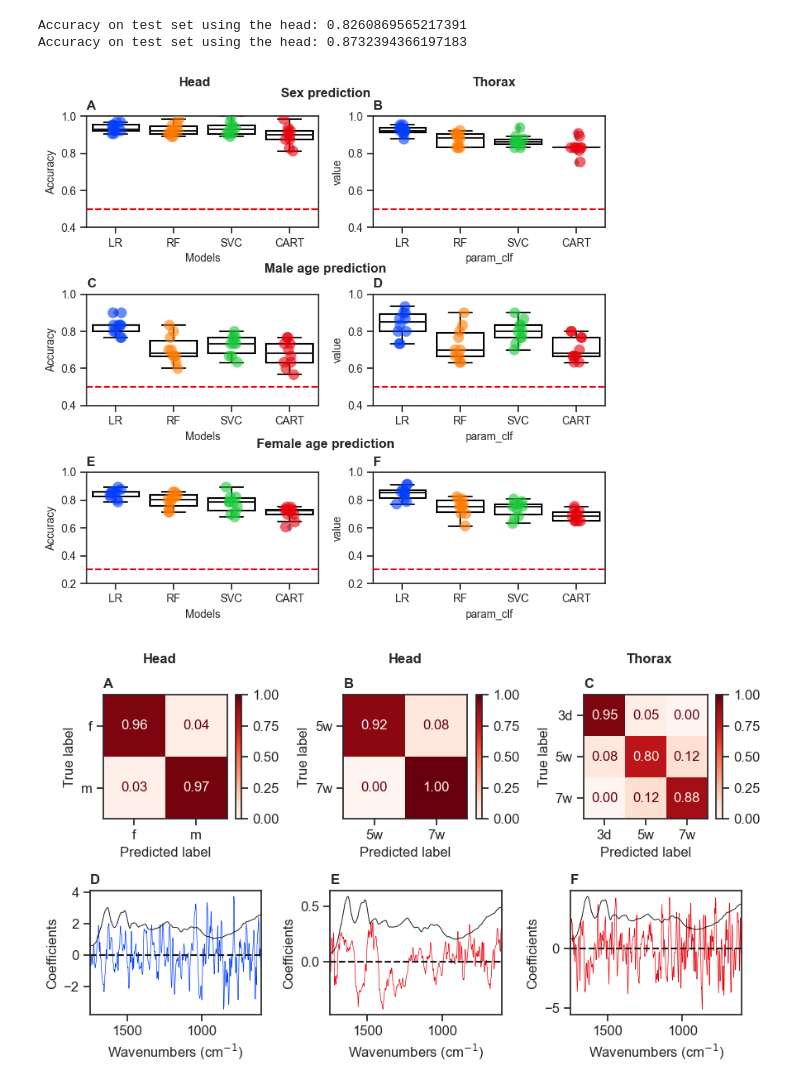
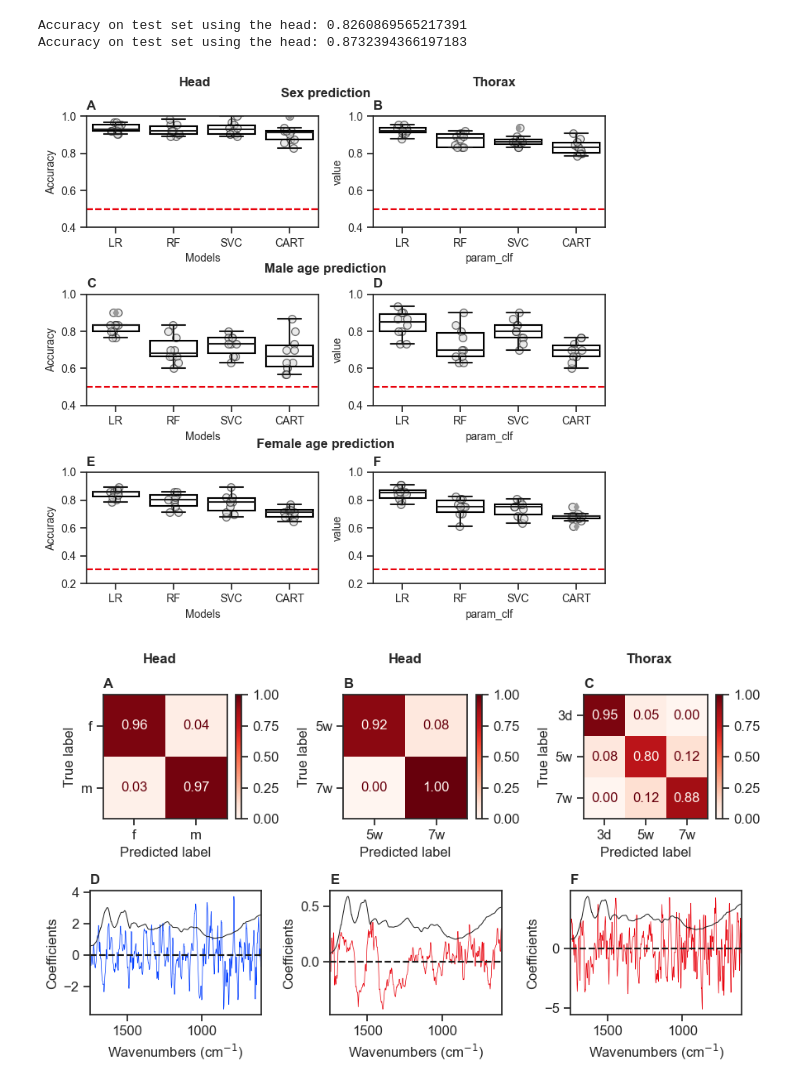
Before and after one commit to maurocolapso/Pazmino_TsetseMIRS_2023, a Jupyter notebook: notebooks/7_Prediction_restricted.ipynb, the cells around one changed output. Saved outputs shown, nothing was run; the diff lists cells and outputs as text; code cells hidden in the pictures.

```diff
--- a/notebooks/7_Prediction_restricted.ipynb
+++ b/notebooks/7_Prediction_restricted.ipynb
@@ -226,8 +230,8 @@ plt.subplots_adjust(hspace=0)
 
 
 # Sex prediction
-sn.boxplot(data=sex_data_plot_head, x='param_clf',y='value',ax=ax, color='white')
-sn.stripplot(data=sex_data_plot_head, x='param_clf',y='value',ax=ax,size=10, hue='param_clf', alpha=0.6, legend=False)
+sn.boxplot(data=sex_data_plot_head, x='param_clf',y='value',ax=ax, color='white',boxprops={'fill': None})
+sn.stripplot(data=sex_data_plot_head, x='param_clf',y='value',ax=ax,size=7, alpha=0.6, legend=False,linewidth=1,edgecolor='k',color='gainsboro',zorder=0)
 plt.setp(ax.lines, color='k')
 
 for l, box in enumerate(ax.patches):
@@ -237,8 +241,8 @@ ax.axhline(0.5, color='r', ls='--')
 ax.set_ylim(0.4,1)
 
 
-sn.boxplot(data=sex_data_plot_thorax, x='param_clf',y='value',ax=ax2, color='white')
-sn.stripplot(data=sex_data_plot_thorax, x='param_clf',y='value',ax=ax2,size=10, hue='param_clf', alpha=0.6, legend=False)
+sn.boxplot(data=sex_data_plot_thorax, x='param_clf',y='value',ax=ax2, color='white',boxprops={'fill': None})
+sn.stripplot(data=sex_data_plot_thorax, x='param_clf',y='value',ax=ax2,size=7, alpha=0.6, legend=False,linewidth=1,edgecolor='k',color='gainsboro',zorder=0)
 plt.setp(ax2.lines, color='k')
 
 for l, box in enumerate(ax2.patches):
@@ -252,8 +256,8 @@ ax2.set_ylim(0.4,1)
 
 
 # Male age prediction
-sn.boxplot(data=males_data_plot_thorax, x='param_clf',y='value',ax=ax4, color='white')
-sn.stripplot(data=males_data_plot_thorax, x='param_clf',y='value',ax=ax4,size=10, hue='param_clf', alpha=0.6, legend=False)
+sn.boxplot(data=males_data_plot_thorax, x='param_clf',y='value',ax=ax4, color='white',boxprops={'fill': None})
+sn.stripplot(data=males_data_plot_thorax, x='param_clf',y='value',ax=ax4,size=7, alpha=0.6, legend=False,linewidth=1,edgecolor='k',color='gainsboro',zorder=0)
 plt.setp(ax4.lines, color='k')
 for l, box in enumerate(ax4.patches):
     box.set_edgecolor('black')
@@ -262,8 +266,8 @@ ax4.axhline(0.5, color='r', ls='--')
 ax4.set_ylim(0.4,1)
 
 
-sn.boxplot(data=males_data_plot_head, x='param_clf',y='value',ax=ax3, color='white')
-sn.stripplot(data=males_data_plot_head, x='param_clf',y='value',ax=ax3,size=10, hue='param_clf', alpha=0.6, legend=False)
+sn.boxplot(data=males_data_plot_head, x='param_clf',y='value',ax=ax3, color='white',boxprops={'fill': None})
+sn.stripplot(data=males_data_plot_head, x='param_clf',y='value',ax=ax3,size=7, alpha=0.6, legend=False,linewidth=1,edgecolor='k',color='gainsboro',zorder=0)
 plt.setp(ax3.lines, color='k')
 for l, box in enumerate(ax3.patches):
     box.set_edgecolor('black')
@@ -275,8 +279,8 @@ ax.set_ylim(0.4,1)
 
 
 # female age prediction
-sn.boxplot(data=females_data_plot_head, x='param_clf',y='value',ax=ax5, color='white')
-sn.stripplot(data=females_data_plot_head, x='param_clf',y='value',ax=ax5,size=10, hue='param_clf', alpha=0.6, legend=False)
+sn.boxplot(data=females_data_plot_head, x='param_clf',y='value',ax=ax5, color='white',boxprops={'fill': None})
+sn.stripplot(data=females_data_plot_head, x='param_clf',y='value',ax=ax5,size=7, alpha=0.6, legend=False,linewidth=1,edgecolor='k',color='gainsboro',zorder=0)
 plt.setp(ax5.lines, color='k')
 for l, box in enumerate(ax5.patches):
     box.set_edgecolor('black')
@@ -284,8 +288,8 @@ for l, box in enumerate(ax5.patches):
 ax5.axhline(0.3, color='r', ls='--')
 ax5.set_ylim(0.2,1)
 
-sn.boxplot(data=females_data_plot_thorax, x='param_clf',y='value',ax=ax6, color='white')
-sn.stripplot(data=females_data_plot_thorax, x='param_clf',y='value',ax=ax6,size=10, hue='param_clf', alpha=0.6, legend=False)
+sn.boxplot(data=females_data_plot_thorax, x='param_clf',y='value',ax=ax6, color='white',boxprops={'fill': None})
+sn.stripplot(data=females_data_plot_thorax, x='param_clf',y='value',ax=ax6,size=7,linewidth=1,edgecolor='k',color='gainsboro',zorder=0, alpha=0.6, legend=False)
 plt.setp(ax6.lines, color='k')
 for l, box in enumerate(ax6.patches):
     box.set_edgecolor('black')
@@ -305,34 +309,34 @@ plots1 = [ax2,ax4,ax6]
 plots_g = [ax,ax2,ax3,ax4,ax5,ax6]
 abcd = ["A", "B", "C", "D", "E", "F"]
 
 for i,a in zip(plots_g,abcd):
     i.set_title(a, fontweight='bold',loc="left")
 
 
 
 plots2 = [ax,ax3]
 for i in plots2:
     i.axhline(0.5, color='r', ls='--')
     i.set_ylim(0.4,1)
     i.set_xlabel("Models")
     i.set_ylabel("Accuracy")
 
 ax5.axhline(0.3, color='r', ls='--')
 ax5.set_ylim(0.2,1)
 ax5.set_xlabel("Models")
 ax5.set_ylabel("Accuracy")
 
 fig.text(x=0.25,y=1,s="Head",fontweight='bold')
 fig.text(x=0.75,y=1,s="Thorax",fontweight='bold')
 fig.text(x=0.5,y=0.98,s="Sex prediction",ha='center',fontweight='bold')
 fig.text(x=0.5,y=0.66,s="Male age prediction",ha='center',fontweight='bold')
 fig.text(x=0.5,y=0.34,s="Female age prediction",ha='center',fontweight='bold')
 
 
 
 plt.savefig("../results/plots/FigS2.tiff", dpi=300, bbox_inches='tight')
 # %% [output]
-[figure, old version]
+[figure, new version]
 # %%
 # plot fig5
 # Final plot paper
```
Also changed, not shown: parts of 19 cells of this notebook, 20 other files.
